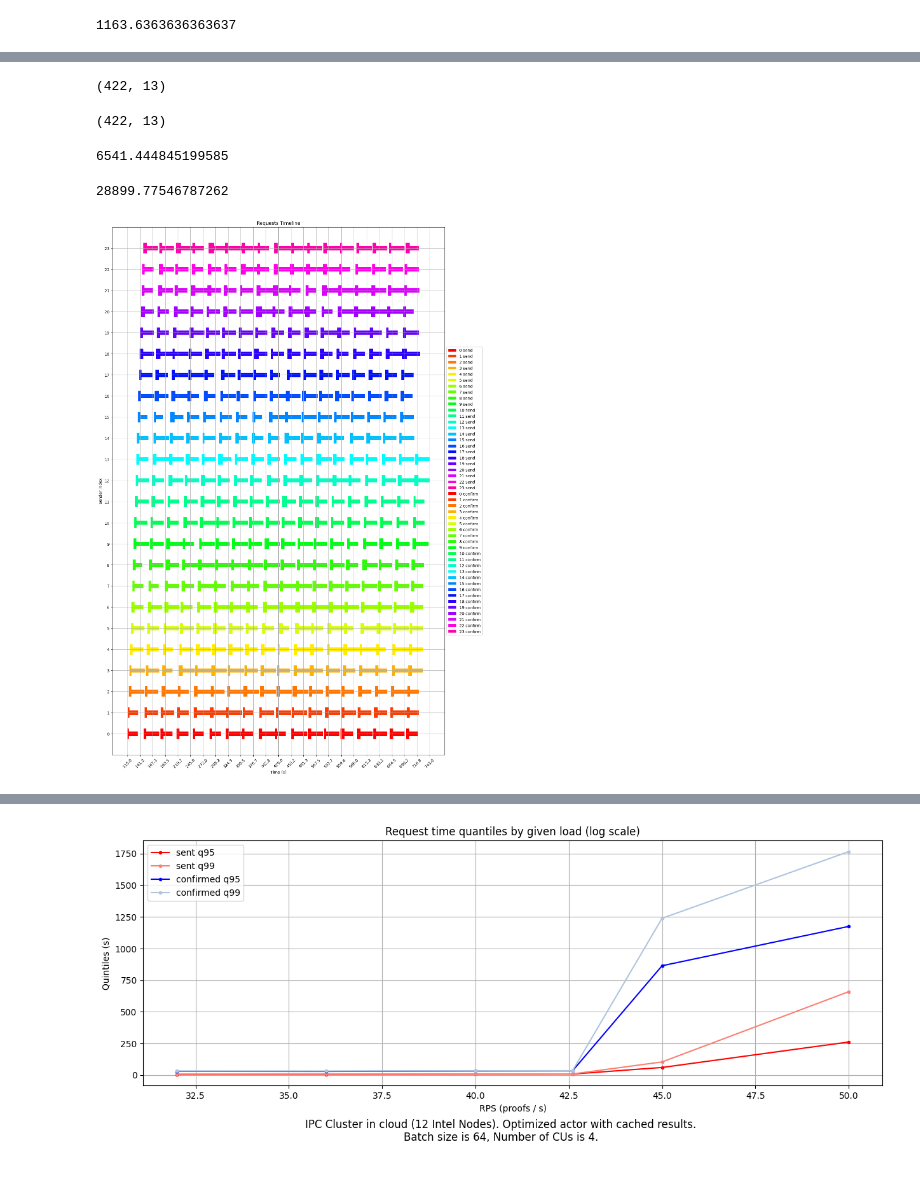
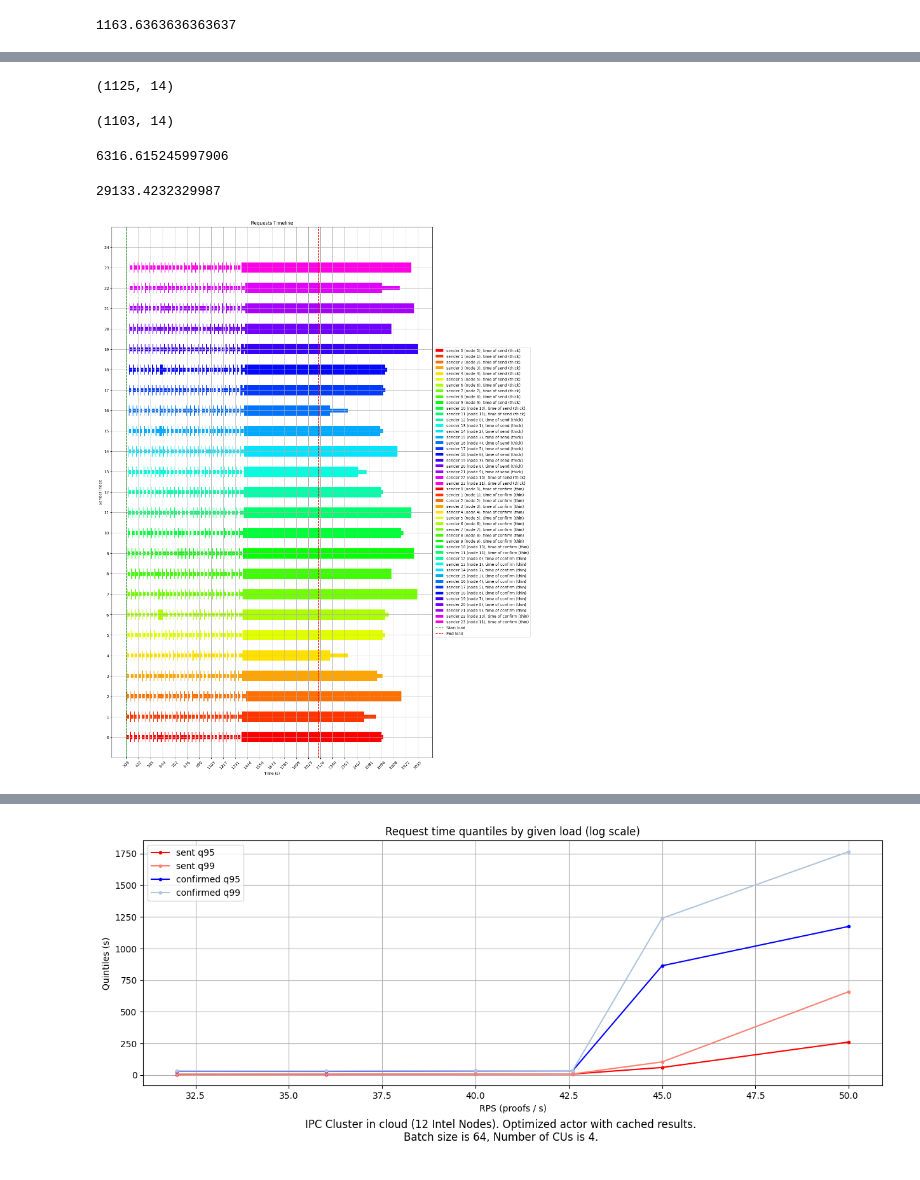
Before and after one commit to fluencelabs/ipc-load-test, a Jupyter notebook: analysis/Analysis.ipynb, the cells around one changed output, grey strips where cells are left out. Cells and saved outputs as stored; diff of their text form; code cells hidden in the pictures.

```diff
--- a/analysis/Analysis.ipynb
+++ b/analysis/Analysis.ipynb
@@ -25,7 +25,7 @@ send_inteval_from_rps(55)
 # %% [output]
 1163.6363636363637
 # %%
-with open("metrics_cluster_batching_cached_no_cc_64b_12n_4cu_1420si_6_excluded_slow.json") as f:
+with open("metrics_cluster_batching_cached_no_cc_64b_12n_4cu_1500si_1.json") as f:
     raw = json.load(f)
 points = pd.json_normalize(raw)
 points.rename(columns={
@@ -34,7 +34,8 @@ points.rename(columns={
     "labels.nonce": "nonce",
     "labels.size": "size",
     "labels.batch": "id",
-    "labels.node": "node"
+    "labels.node": "node",
+    "labels.action": "action"
 }, inplace=True)
 points["end"] = points['start'] + points['duration']
 points.sort_values(by='start', inplace=True)
@@ -41,51 +63,70 @@ points.sort_values(by='start', inplace=True)
+# %%
+actions = points.dropna(subset=["action"])
+start = actions[actions["action"] == "start-load"]["start"]
+end = actions[actions["action"] == "end-load"]["start"]
+assert(len(start) == len(end) == 1)
+start_load = start.iloc[0]
+end_load = end.iloc[0]
+# %%
+timings = points.dropna(subset = ["sender", "node"]).copy()
+timings[["sender", "node"]] = timings[["sender", "node"]].apply(lambda x: pd.to_numeric(x, downcast="unsigned"))
 # %%
-success = points[points["status"] == "success"]
-confirmed = points[points["status"] == "confirmed"]
+success = timings[timings["status"] == "success"]
+confirmed = timings[timings["status"] == "confirmed"]
 # %%
 success.shape
 # %% [output]
-(422, 13)
+(1125, 14)
 # %%
 confirmed.shape
 # %% [output]
-(422, 13)
+(1103, 14)
 # %%
 success["duration"].median()
 # %% [output]
-6541.444845199585
+6316.615245997906
 # %%
 confirmed["duration"].median()
 # %% [output]
-28899.77546787262
+29133.4232329987
 # %%
 FACTOR = 1e3
 count = len(points['sender'].unique())
 plt.figure(figsize=(15, count))
 cmap = get_cmap(count)
 
 def plot_duration(data, name, th, colors):
     for i, (pnum, group) in enumerate(data.groupby('sender')):
+        if 'node' in group:
+            nodes = group['node'].unique()
+            assert(len(nodes) == 1)
+            node = nodes[0]
+        else:
+            node = "unknown"
         data = list(zip(group['start'] / FACTOR, group['duration']  / FACTOR))
-        label = str(pnum) + " " + name
+        label = f"sender {pnum} (node {node}), time of {name}"
         color = colors if isinstance(colors, str) else colors[i]
         plt.broken_barh(data, (pnum-th/2, th), facecolor=color, label=label)
 
-plot_duration(success, "send", 0.5, cmap)
-plot_duration(confirmed, "confirm", 0.2, cmap)
+plot_duration(success, "send (thick)", 0.5, cmap)
+plot_duration(confirmed, "confirm (thin)", 0.2, cmap)
+
+plt.axvline(start_load / FACTOR, color="green", label="Start load", ls="--")
+plt.axvline(end_load / FACTOR, color="red", label="End load", ls="--")
 
 # Formatting
-plt.xticks(np.linspace(confirmed["start"].min() / FACTOR, confirmed["end"].max() / FACTOR, 25), rotation=45)
+plt.xticks(np.linspace(timings["start"].min() / FACTOR, timings["end"].max() / FACTOR, 25), rotation=45)
 plt.yticks(np.linspace(0, count - 1, count))
 
 plt.xlabel('Time (s)')
 plt.ylabel('Sender index')
 plt.title('Requests Timeline')
 plt.legend(loc='center left', bbox_to_anchor=(1, 0.5))
 plt.ylim(-1, count)
 plt.grid(True)
 plt.show()
 # %% [output]
-[figure, old version]
+[figure, new version]
 # %%
 threshold = 5e3
 lines = []
```
Also changed, not shown: parts of 5 cells of this notebook, 8 other files.
